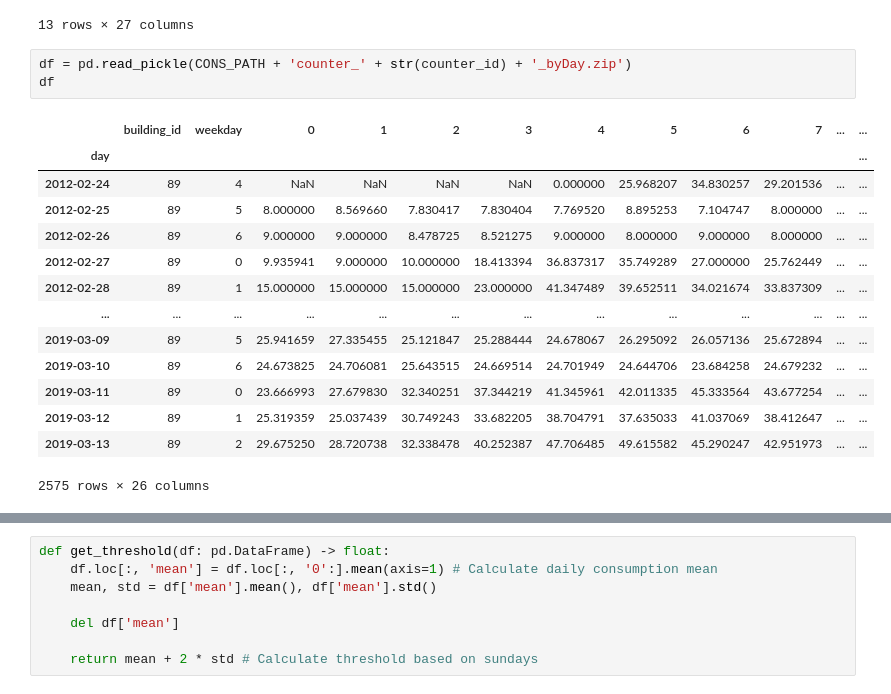
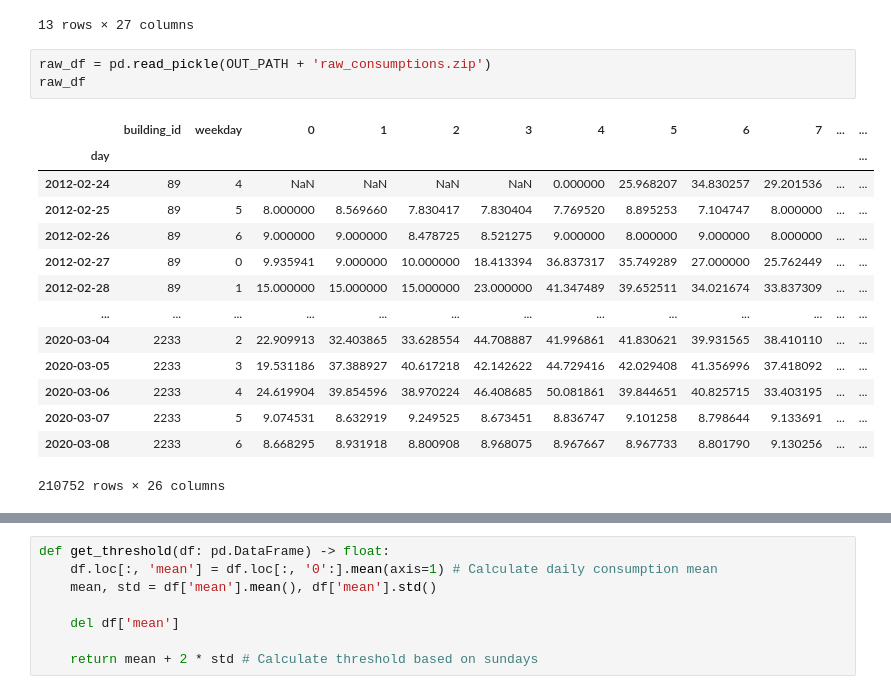
Before and after one commit to thmasker/DAntE, a Jupyter notebook: notebook/data-preprocessing/rebuild_data.ipynb, the cells around one changed output, grey strips where cells are left out. Drawn from its saved outputs; the diff is of its cells as text.

```diff
--- a/notebook/data-preprocessing/rebuild_data.ipynb
+++ b/notebook/data-preprocessing/rebuild_data.ipynb
@@ -57,21 +56,21 @@ mean_proto
 | 11 | 89 | 5 | True | 37.291467 | 38.332661 | 39.766016 | 40.732157 | 41.208926 | 39.983794 | 39.754954 | ... | ... |
 | 12 | 89 | 5 | False | 19.842774 | 19.942503 | 20.041401 | 20.849483 | 21.292216 | 21.110874 | 21.073111 | ... | ... |
 13 rows × 27 columns
-# %%
-df = pd.read_pickle(CONS_PATH + 'counter_' + str(counter_id) + '_byDay.zip')
-df
-# %% [output]
-|  | building_id | weekday | 0 | 1 | 2 | 3 | 4 | 5 | 6 | 7 | ... | ... |
-| day |  |  |  |  |  |  |  |  |  |  |  | ... |
-| 2012-02-24 | 89 | 4 | NaN | NaN | NaN | NaN | 0.000000 | 25.968207 | 34.830257 | 29.201536 | ... | ... |
-| 2012-02-25 | 89 | 5 | 8.000000 | 8.569660 | 7.830417 | 7.830404 | 7.769520 | 8.895253 | 7.104747 | 8.000000 | ... | ... |
-| 2012-02-26 | 89 | 6 | 9.000000 | 9.000000 | 8.478725 | 8.521275 | 9.000000 | 8.000000 | 9.000000 | 8.000000 | ... | ... |
-| 2012-02-27 | 89 | 0 | 9.935941 | 9.000000 | 10.000000 | 18.413394 | 36.837317 | 35.749289 | 27.000000 | 25.762449 | ... | ... |
-| 2012-02-28 | 89 | 1 | 15.000000 | 15.000000 | 15.000000 | 23.000000 | 41.347489 | 39.652511 | 34.021674 | 33.837309 | ... | ... |
-| ... | ... | ... | ... | ... | ... | ... | ... | ... | ... | ... | ... | ... |
-| 2019-03-09 | 89 | 5 | 25.941659 | 27.335455 | 25.121847 | 25.288444 | 24.678067 | 26.295092 | 26.057136 | 25.672894 | ... | ... |
-| 2019-03-10 | 89 | 6 | 24.673825 | 24.706081 | 25.643515 | 24.669514 | 24.701949 | 24.644706 | 23.684258 | 24.679232 | ... | ... |
-| 2019-03-11 | 89 | 0 | 23.666993 | 27.679830 | 32.340251 | 37.344219 | 41.345961 | 42.011335 | 45.333564 | 43.677254 | ... | ... |
-| 2019-03-12 | 89 | 1 | 25.319359 | 25.037439 | 30.749243 | 33.682205 | 38.704791 | 37.635033 | 41.037069 | 38.412647 | ... | ... |
-| 2019-03-13 | 89 | 2 | 29.675250 | 28.720738 | 32.338478 | 40.252387 | 47.706485 | 49.615582 | 45.290247 | 42.951973 | ... | ... |
-2575 rows × 26 columns
+# %%
+raw_df = pd.read_pickle(OUT_PATH + 'raw_consumptions.zip')
+raw_df
+# %% [output]
+|  | building_id | weekday | 0 | 1 | 2 | 3 | 4 | 5 | 6 | 7 | ... | ... |
+| day |  |  |  |  |  |  |  |  |  |  |  | ... |
+| 2012-02-24 | 89 | 4 | NaN | NaN | NaN | NaN | 0.000000 | 25.968207 | 34.830257 | 29.201536 | ... | ... |
+| 2012-02-25 | 89 | 5 | 8.000000 | 8.569660 | 7.830417 | 7.830404 | 7.769520 | 8.895253 | 7.104747 | 8.000000 | ... | ... |
+| 2012-02-26 | 89 | 6 | 9.000000 | 9.000000 | 8.478725 | 8.521275 | 9.000000 | 8.000000 | 9.000000 | 8.000000 | ... | ... |
+| 2012-02-27 | 89 | 0 | 9.935941 | 9.000000 | 10.000000 | 18.413394 | 36.837317 | 35.749289 | 27.000000 | 25.762449 | ... | ... |
+| 2012-02-28 | 89 | 1 | 15.000000 | 15.000000 | 15.000000 | 23.000000 | 41.347489 | 39.652511 | 34.021674 | 33.837309 | ... | ... |
+| ... | ... | ... | ... | ... | ... | ... | ... | ... | ... | ... | ... | ... |
+| 2020-03-04 | 2233 | 2 | 22.909913 | 32.403865 | 33.628554 | 44.708887 | 41.996861 | 41.830621 | 39.931565 | 38.410110 | ... | ... |
+| 2020-03-05 | 2233 | 3 | 19.531186 | 37.388927 | 40.617218 | 42.142622 | 44.729416 | 42.029408 | 41.356996 | 37.418092 | ... | ... |
+| 2020-03-06 | 2233 | 4 | 24.619904 | 39.854596 | 38.970224 | 46.408685 | 50.081861 | 39.844651 | 40.825715 | 33.403195 | ... | ... |
+| 2020-03-07 | 2233 | 5 | 9.074531 | 8.632919 | 9.249525 | 8.673451 | 8.836747 | 9.101258 | 8.798644 | 9.133691 | ... | ... |
+| 2020-03-08 | 2233 | 6 | 8.668295 | 8.931918 | 8.800908 | 8.968075 | 8.967667 | 8.967733 | 8.801790 | 9.130256 | ... | ... |
+210752 rows × 26 columns
```
Also changed, not shown: parts of 4 cells of this notebook, 2 other files.
